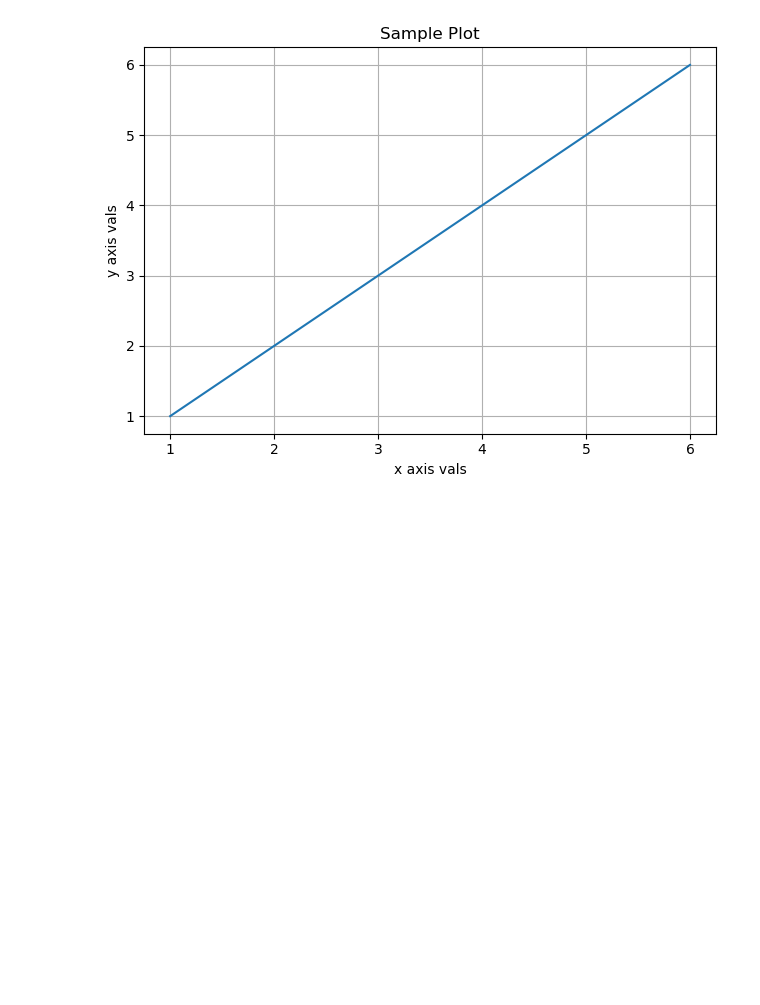
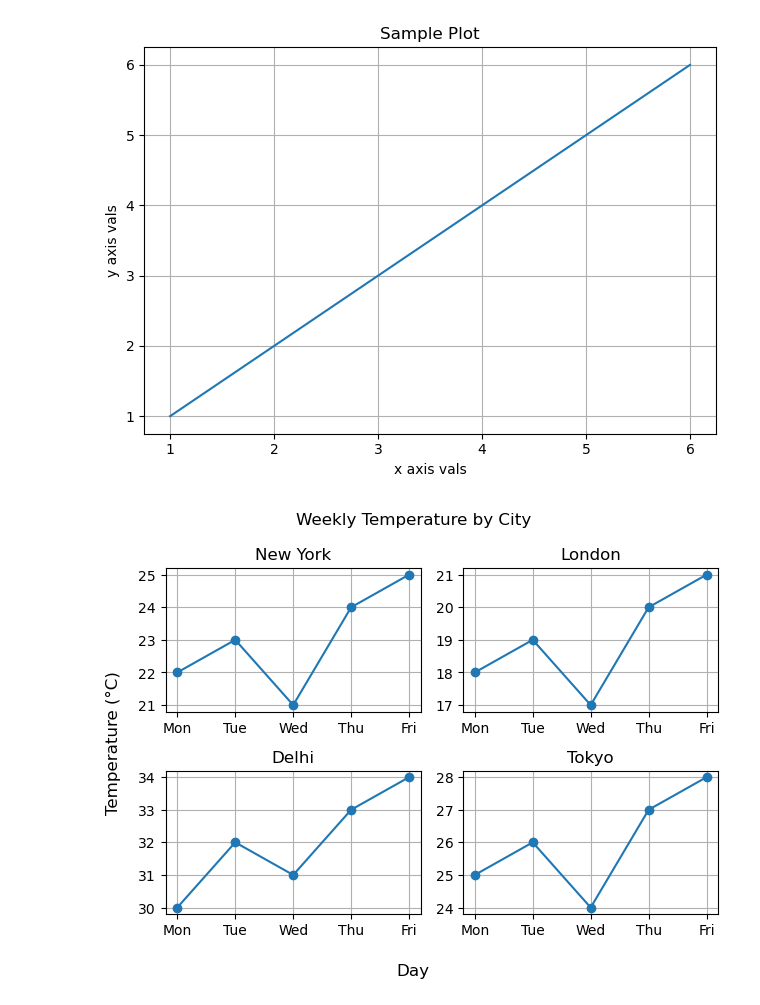
Before and after one commit to MohammedGousemohiyuddinYekkaluru/prime-ai-ml-learning-journey, a Jupyter notebook: Data Visualization/matplotlib.ipynb, the cells around one changed output. Saved outputs shown, nothing was run; the diff lists cells and outputs as text; code cells hidden in the pictures; blank space fills up the shorter version.

Commit message:
Add Task plotting of Temperature of cities using object oriented API and loops

```diff
--- a/Data Visualization/matplotlib.ipynb
+++ b/Data Visualization/matplotlib.ipynb
@@ -483,3 +483,34 @@ axes.grid(True)
 fig.tight_layout()
 # %% [output]
 [figure]
+# %%
+# Task -> Temperatures of cities over a week in subplots
+# Temperature over cities
+days = ["Mon", "Tue", "Wed", "Thu", "Fri"]
+
+cities = ["New York", "London", "Delhi", "Tokyo"]
+
+temperatures = [
+    [22, 23, 21, 24, 25],   # New York
+    [18, 19, 17, 20, 21],   # London
+    [30, 32, 31, 33, 34],   # Delhi
+    [25, 26, 24, 27, 28]    # Tokyo
+]
+
+fig, axes = plt.subplots(2, 2)
+count=0
+for i in range(2):
+    for j in range(2):
+        axes[i][j].plot(days, temperatures[count], marker='o')
+        axes[i][j].set_title(cities[count])
+        axes[i][j].grid(True)
+        count = count + 1
+
+
+fig.suptitle("Weekly Temperature by City")
+fig.supylabel("Temperature (°C)")
+fig.supxlabel("Day")
+
+fig.tight_layout()
+# %% [output]
+[figure, added]
```
Also changed, not shown: parts of 1 cell of this notebook.
